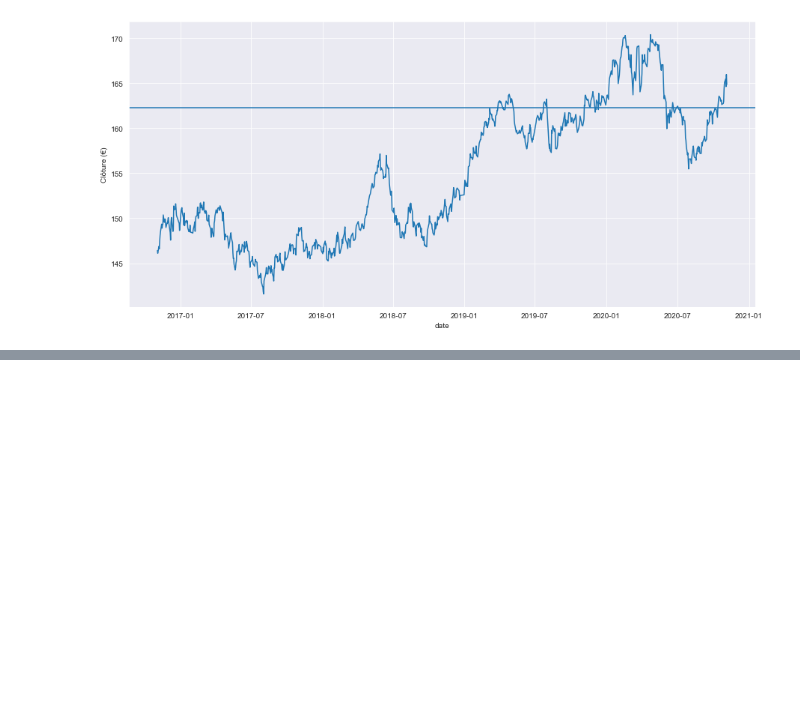
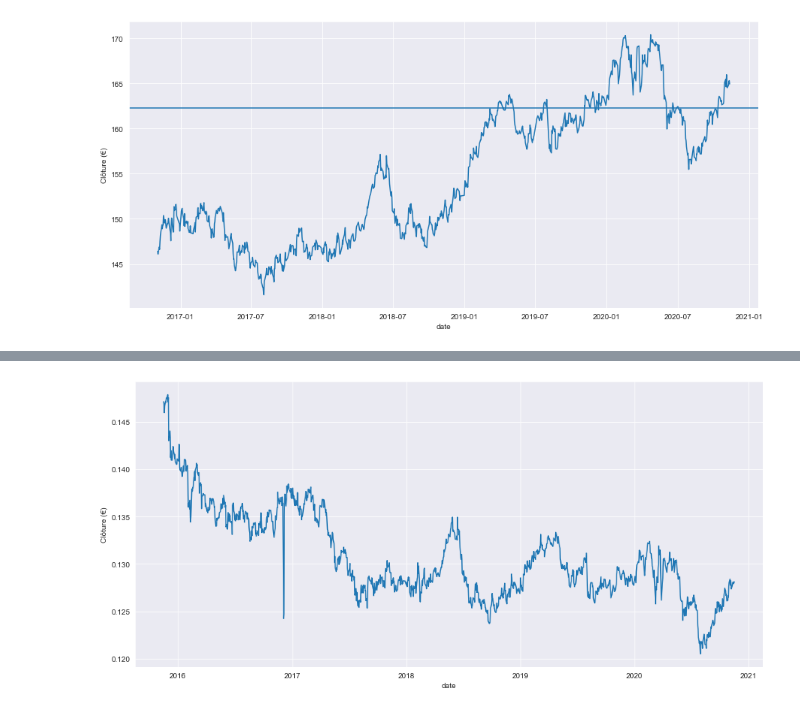
Before and after one commit to hubertdepsv/gavekalcapital_chinafixedincome_tracking, a Jupyter notebook: tracking.ipynb, the cells around one changed output, grey strips where cells are left out. Cells and saved outputs as stored; diff of their text form; code cells hidden in the pictures; blank space fills up the shorter version.

```diff
--- a/tracking.ipynb
+++ b/tracking.ipynb
@@ -64,0 +100,7 @@ plt.ylabel('Performance (%)'); # plot the performance
+# %%
+# importing data
+
+eurcny = pd.read_csv('EURCNYSPOT_2020-11-17.txt',
+                    sep='\t', header=0, parse_dates=True, dayfirst=True, index_col=0)
+columns_fx = eurcny.columns
+eurcny.head(), eurcny.tail()
@@ -64,0 +122,3 @@ plt.ylabel('Performance (%)'); # plot the performance
+# %%
+eurcny.drop(columns[[0, 1, 2, 4, 5, 6]], axis=1, inplace=True) # clean the data (all columns are the same or empty)
+eurcny.tail()
@@ -64,0 +133,3 @@ plt.ylabel('Performance (%)'); # plot the performance
+# %%
+eurcny.clot = 1/eurcny.clot  # Reversing the exchange rate yields the CNYEUR rate
+eurcny.tail()
@@ -64,0 +144,7 @@ plt.ylabel('Performance (%)'); # plot the performance
+# %%
+sns.set_style('darkgrid')
+plt.figure(figsize=(15,7))
+graph = sns.lineplot(data=eurcny, x='date', y='clot')
+plt.ylabel('Clôture (€)'); # plot the NAV
+# %% [output]
+[figure, added]
```
Also changed, not shown: parts of 28 cells of this notebook.
